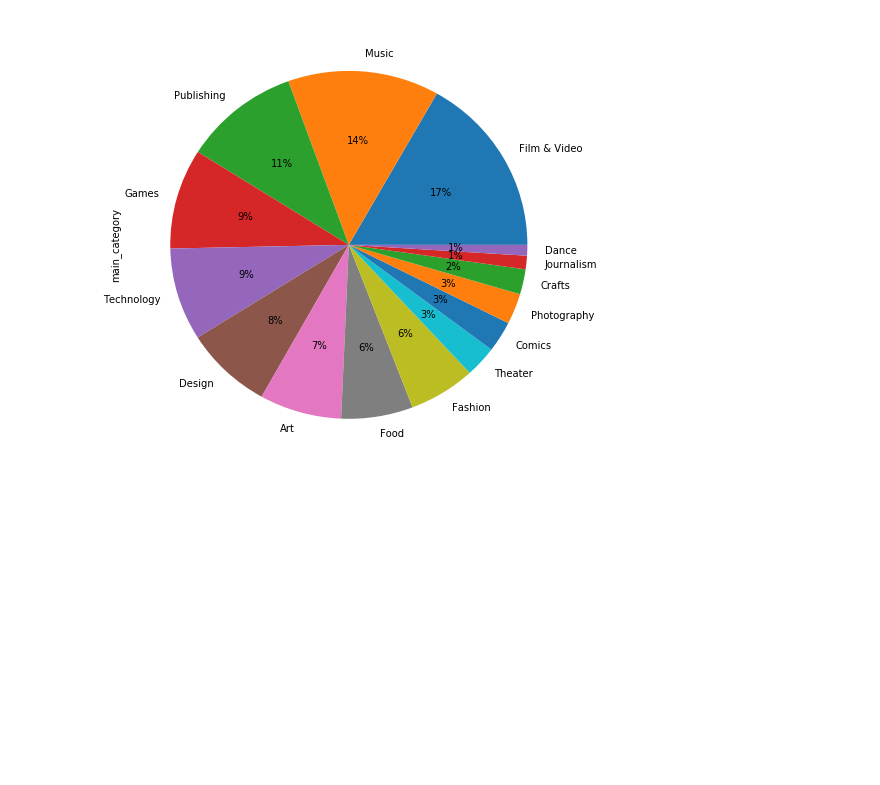
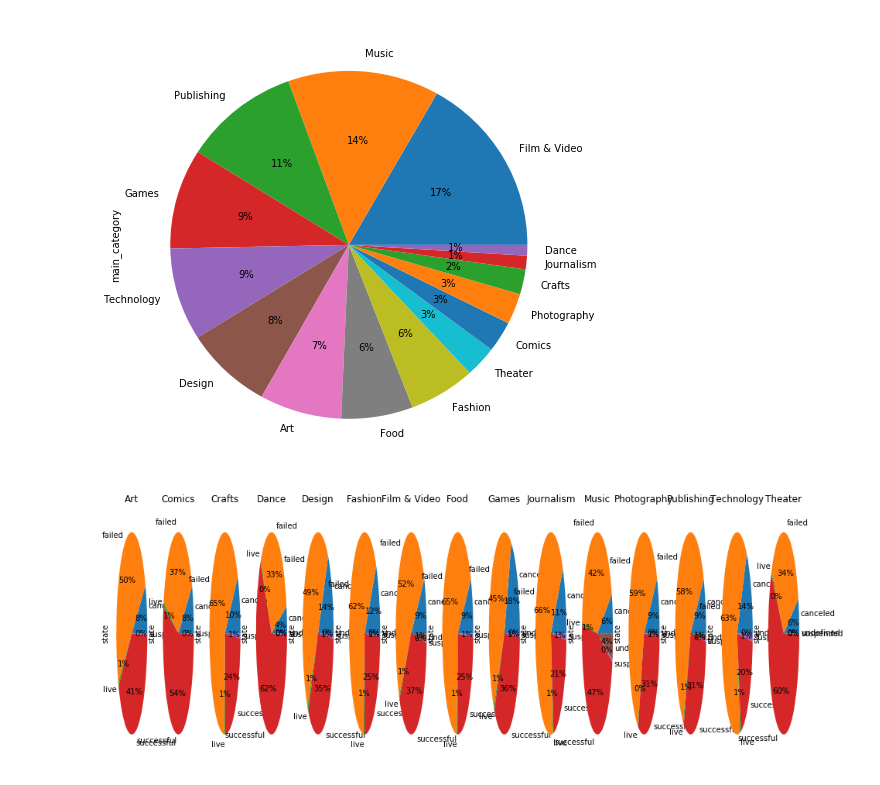
Before and after one commit to fedehenzenn/ml-grupohpz, a Jupyter notebook: tp1_exploration.ipynb, the cells around one changed output. Saved outputs shown, nothing was run; the diff lists cells and outputs as text; code cells hidden in the pictures; blank space fills up the shorter version.

```diff
--- a/tp1_exploration.ipynb
+++ b/tp1_exploration.ipynb
@@ -94,3 +94,11 @@ all_data.main_category.value_counts().plot.pie(autopct='%1.0f%%', figsize=(8,8))
 # %% [output]
 <matplotlib.axes._subplots.AxesSubplot at 0x...>
 [figure]
+# %%
+fig, axes = plt.subplots(nrows=1, ncols= all_data.main_category.nunique(), figsize=(16,6))
+
+for c, i in zip(np.sort(all_data.main_category.unique()), range(15)):
+    all_data[all_data.main_category == c].state.value_counts().sort_index().plot.pie(autopct='%1.0f%%', ax=axes[i])
+    axes[i].set_title(c)
+# %% [output]
+[figure, added]
```
Also changed, not shown: parts of 2 cells of this notebook.
